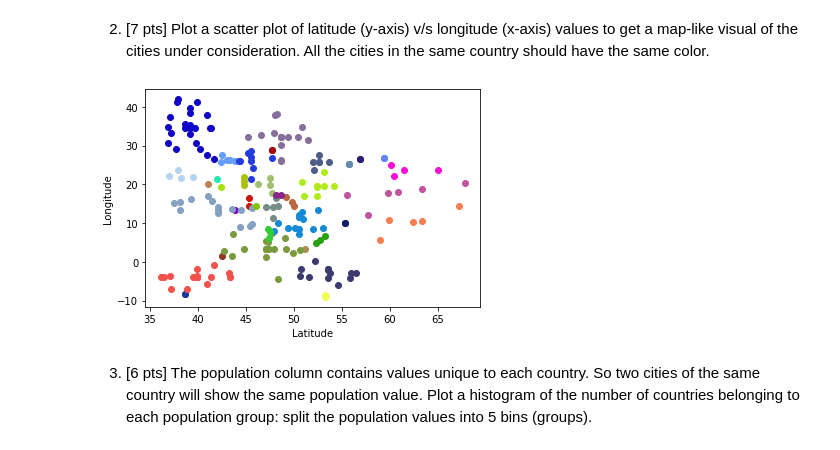
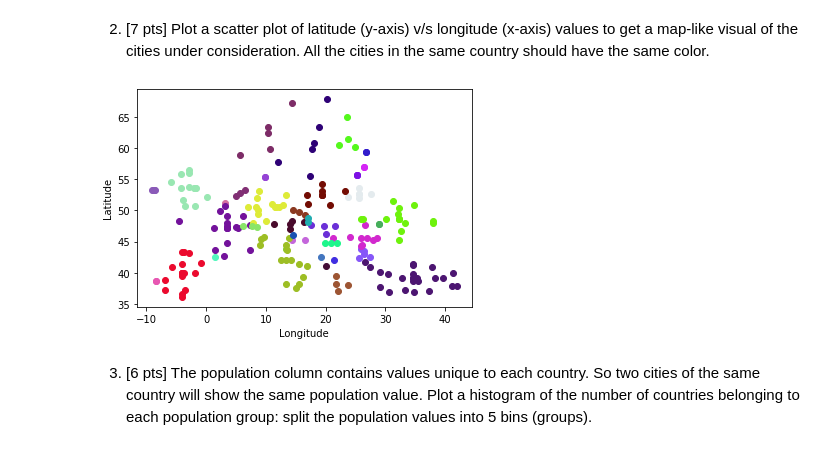
Before and after one commit to djwong23/CS210Asst3, a Jupyter notebook: eucities_temps.ipynb, the cells around one changed output. Drawn from its saved outputs; the diff is of its cells as text; code cells hidden in the pictures.

```diff
--- a/eucities_temps.ipynb
+++ b/eucities_temps.ipynb
@@ -104,12 +87,12 @@ plt.show()
 2. [7 pts] Plot a scatter plot of latitude (y-axis) v/s longitude (x-axis) values to get a map-like visual of the cities under consideration. All the cities in the same country should have the same color.
 # %%
 for key, group in eucities.groupby('country'):
-    plt.scatter(group['latitude'], group['longitude'], color=np.random.rand(3, ))
-plt.xlabel('Latitude')
-plt.ylabel('Longitude')
+    plt.scatter(group['longitude'], group['latitude'], color=np.random.rand(3, ))
+plt.xlabel('Longitude')
+plt.ylabel('Latitude')
 plt.show()
 # %% [output]
-[figure, old version]
+[figure, new version]
 # %% [markdown]
 3. [6 pts] The population column contains values unique to each country. So two cities of the same country will show the same population value. Plot a histogram of the number of countries belonging to each population group: split the population values into 5 bins (groups).
 # %%
```
Also changed, not shown: parts of 3 cells of this notebook.
